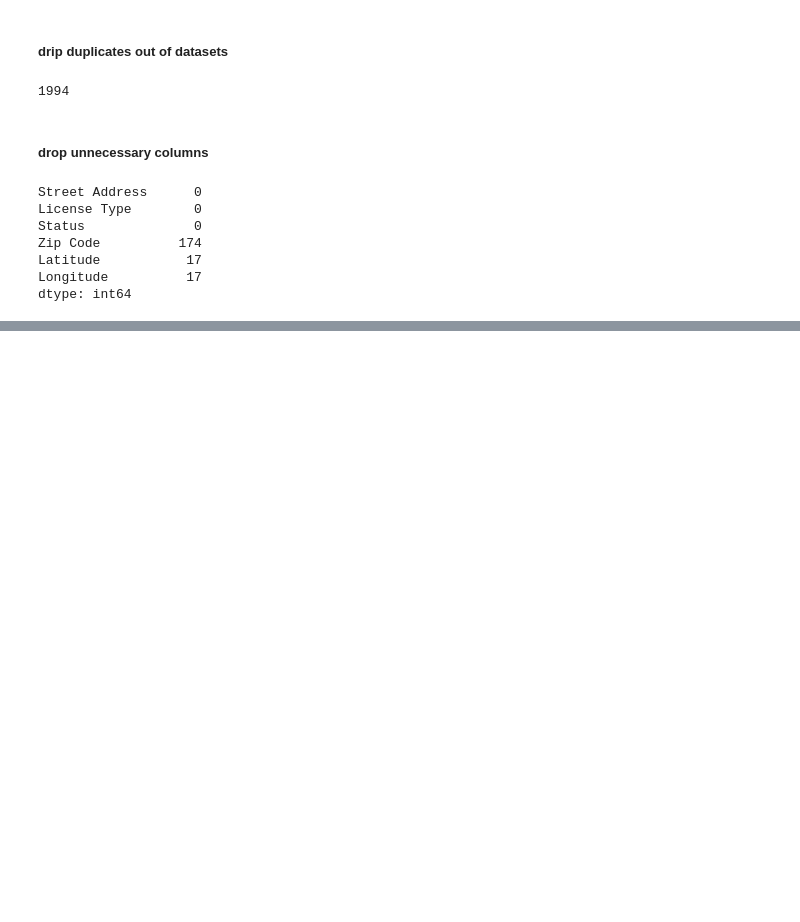
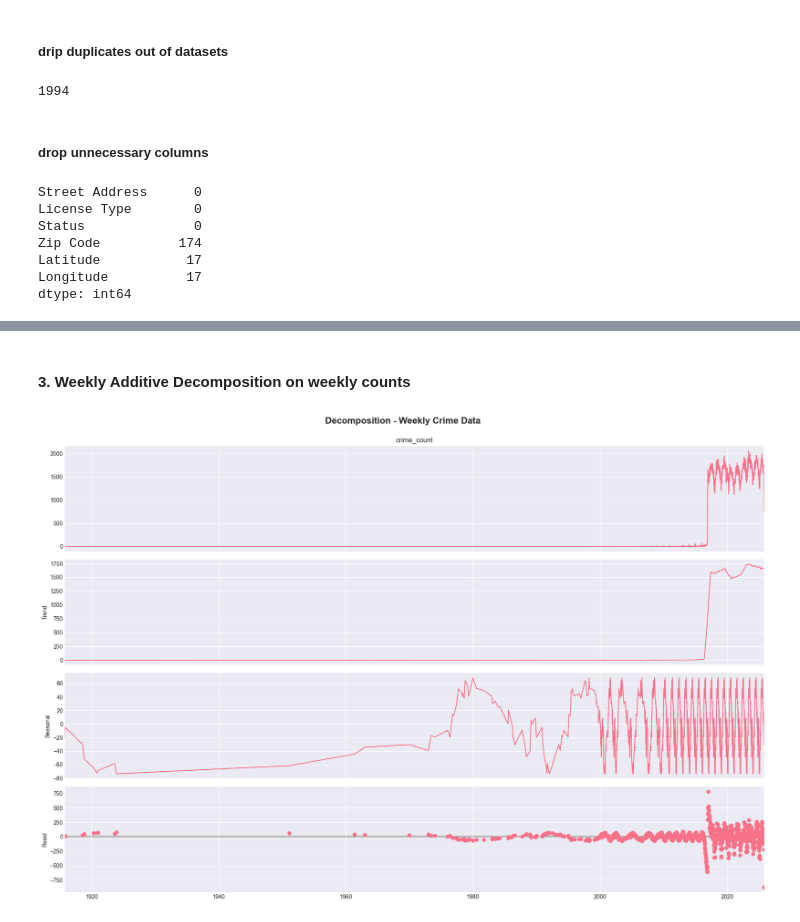
Before and after one commit to spacedust10/detroit-crime-analysis, a Jupyter notebook: analysis.ipynb, the cells around one changed output, grey strips where cells are left out. Cells and saved outputs as stored; diff of their text form; code cells hidden in the pictures; blank space fills up the shorter version.

```diff
--- a/analysis.ipynb
+++ b/analysis.ipynb
@@ -300,0 +412,19 @@ dtype: int64
+# %% [markdown]
+#### 3. Weekly Additive Decomposition on weekly counts
+# %%
+# Weekly decomposition (52 weeks = 1 year seasonality)
+decomposition_weekly = seasonal_decompose(
+    weekly_crimes['crime_count'],
+    model='additive',
+    period=52,  # 52 weeks per year
+    extrapolate_trend='freq'
+)
+
+fig = decomposition_weekly.plot()
+fig.set_size_inches(18, 12)
+fig.suptitle('Decomposition - Weekly Crime Data',
+             fontsize=16, fontweight='bold', y=1.00)
+plt.tight_layout()
+plt.show()
+# %% [output]
+[figure, added]
```
Also changed, not shown: parts of 23 cells of this notebook.
